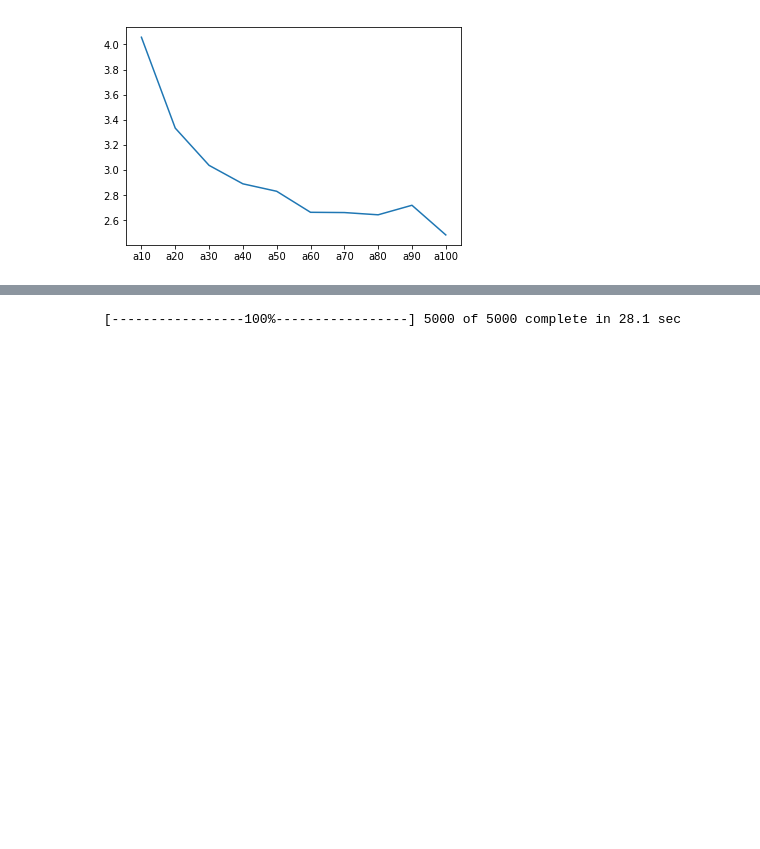
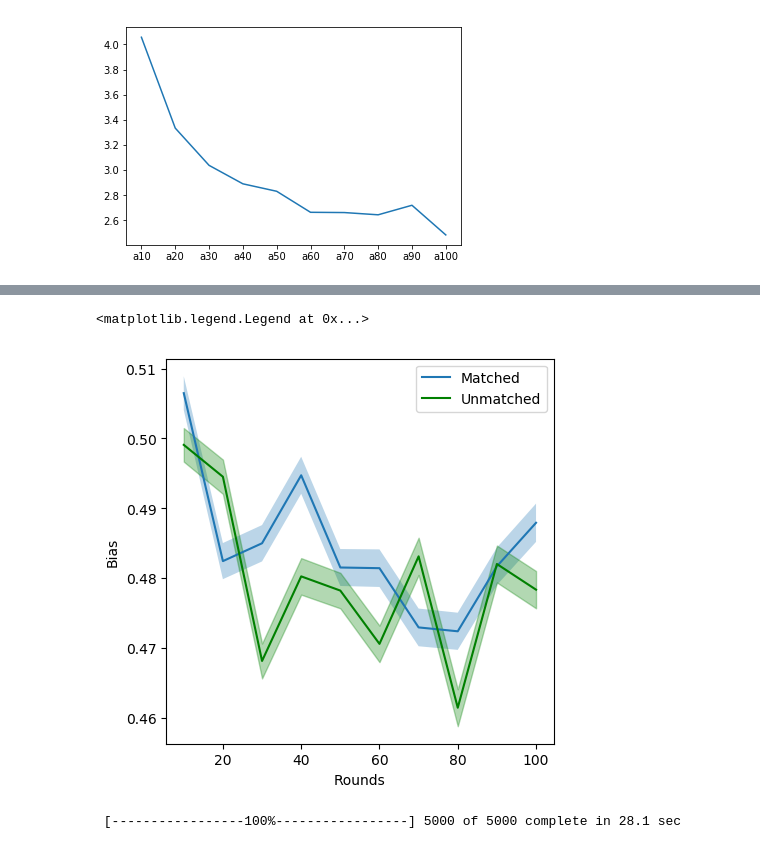
Before and after one commit to eladiomontero/DecisionTimes, a Jupyter notebook: SVO Context Analysis/fixed_SVO_adj.ipynb, the cells around one changed output, grey strips where cells are left out. Drawn from its saved outputs; the diff is of its cells as text; code cells hidden in the pictures; blank space fills up the shorter version.

```diff
--- a/SVO Context Analysis/fixed_SVO_adj.ipynb
+++ b/SVO Context Analysis/fixed_SVO_adj.ipynb
@@ -2045,3 +2056,22 @@ plt.legend()
+# %%
+match = get_params("z", actions.loc[actions["type"] == actions["type_adj"], "user"].values)
+unmatch = get_params("z", actions.loc[actions["type"] != actions["type_adj"], "user"].values)
+errMatch = match["std"] / np.sqrt(5000)
+errUnmatch = unmatch["std"] / np.sqrt(5000)
+
+plt.style.use("default")
+plt.figure(figsize=(5,5))
+plt.plot(match["round"], match.z,label = "Matched")
+plt.fill_between(match["round"], match.z + (errMatch * 1.96), match.z - (errMatch * 1.96), alpha = 0.3)
+plt.plot(unmatch["round"], unmatch.z,label = "Unmatched", color = "green")
+plt.fill_between(unmatch["round"], unmatch.z + (errUnmatch * 1.96), unmatch.z - (errUnmatch * 1.96), alpha = 0.3, color = "green")
+#plt.errorbar(unmatch["round"], unmatch.a, yerr = unmatch["std"] ,label = "Unmatched", color = "green")
+plt.xlabel("Rounds")
+plt.ylabel("Bias")
+plt.legend()
+# %% [output]
+<matplotlib.legend.Legend at 0x...>
+[figure, added]
 # %%
 modeler = ddm.HDDMmodelMaker()
 rounds = range(1,5)
```
Also changed, not shown: parts of 12 cells of this notebook, 9 other files.
